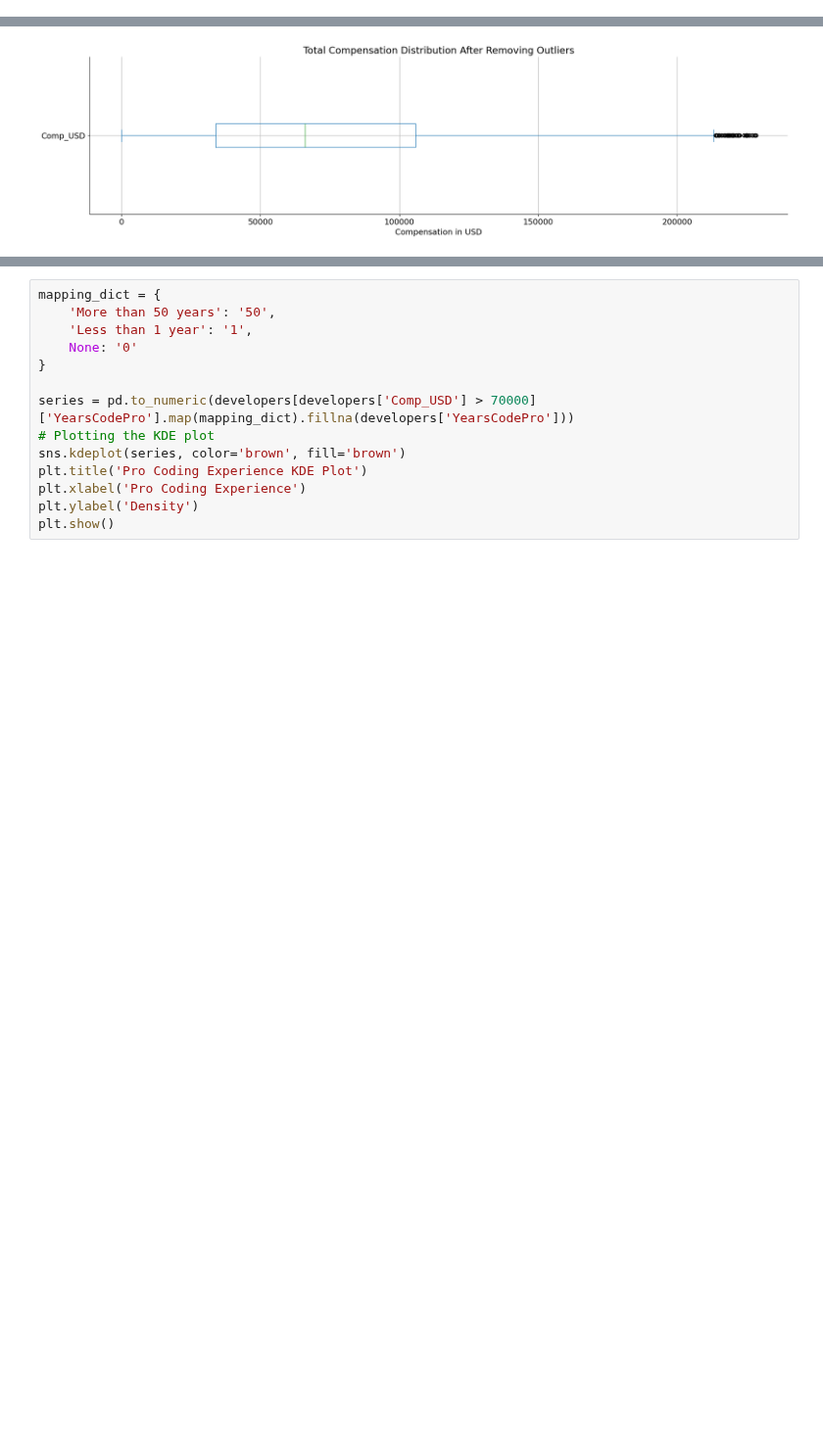
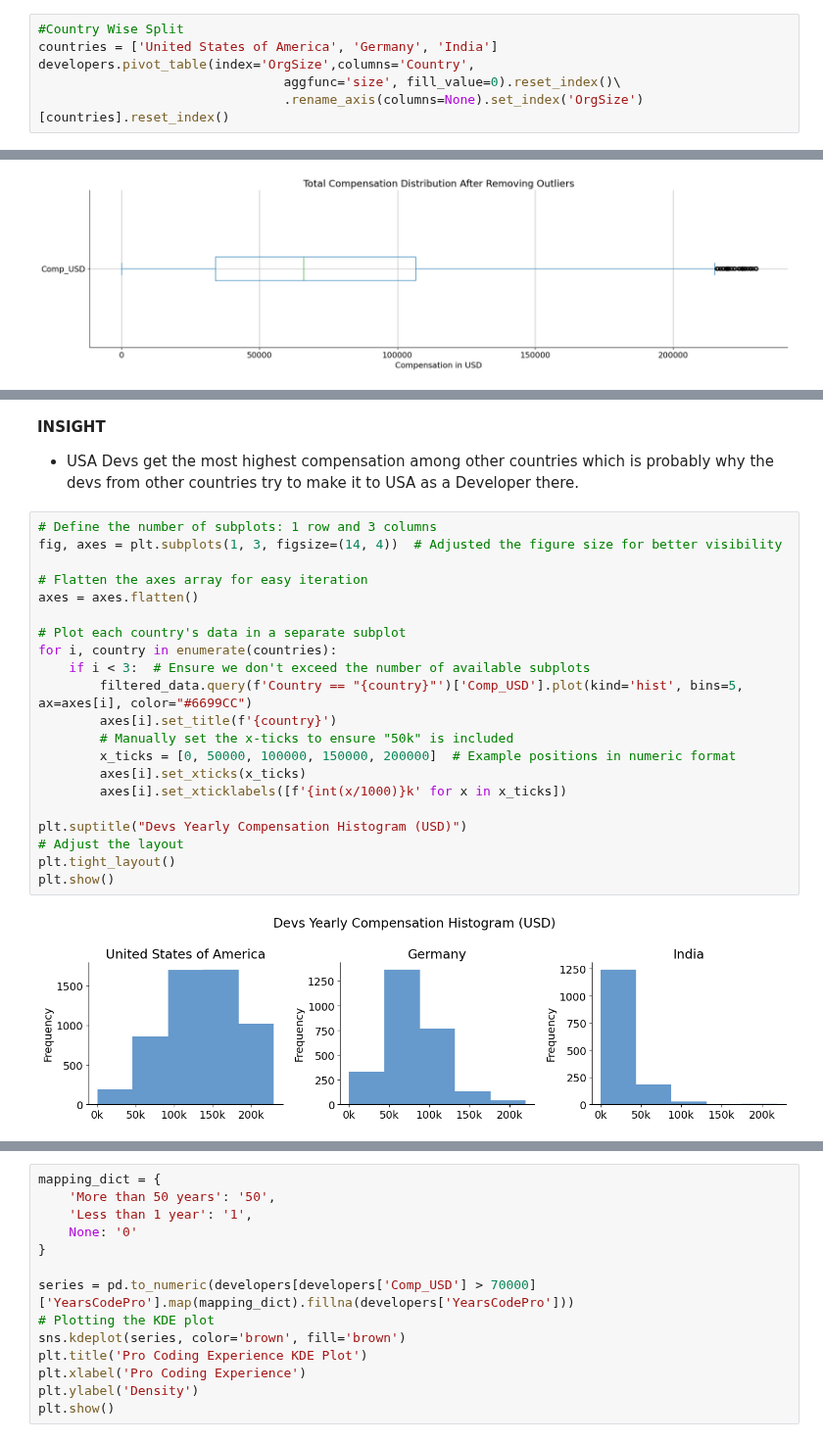
Before and after one commit to dakshbhatnagar/projects, a Jupyter notebook: stack-overflow-survey/analysis.ipynb, the cells around one changed output, grey strips where cells are left out. Shown at 98% size. Drawn from its saved outputs; the diff is of its cells as text; blank space fills up the shorter version.

```diff
--- a/stack-overflow-survey/analysis.ipynb
+++ b/stack-overflow-survey/analysis.ipynb
@@ -175,0 +225,6 @@ round(developers['OrgSize'].value_counts()/len(developers)*100,2).to_frame().res
+# %%
+#Country Wise Split
+countries = ['United States of America', 'Germany', 'India']
+developers.pivot_table(index='OrgSize',columns='Country',
+                                aggfunc='size', fill_value=0).reset_index()\
+                                .rename_axis(columns=None).set_index('OrgSize')[countries].reset_index()
@@ -208,0 +293,27 @@ Most developers are within the 70,000 USD range. Let's take a look at the experi
+# %% [markdown]
+**INSIGHT**
+
+- USA Devs get the most highest compensation among other countries which is probably why the devs from other countries try to make it to USA as a Developer there.
+# %%
+# Define the number of subplots: 1 row and 3 columns
+fig, axes = plt.subplots(1, 3, figsize=(14, 4))  # Adjusted the figure size for better visibility
+
+# Flatten the axes array for easy iteration
+axes = axes.flatten()
+
+# Plot each country's data in a separate subplot
+for i, country in enumerate(countries):
+    if i < 3:  # Ensure we don't exceed the number of available subplots
+        filtered_data.query(f'Country == "{country}"')['Comp_USD'].plot(kind='hist', bins=5, ax=axes[i], color="#6699CC")
+        axes[i].set_title(f'{country}')
+        # Manually set the x-ticks to ensure "50k" is included
+        x_ticks = [0, 50000, 100000, 150000, 200000]  # Example positions in numeric format
+        axes[i].set_xticks(x_ticks)
+        axes[i].set_xticklabels([f'{int(x/1000)}k' for x in x_ticks])
+
+plt.suptitle("Devs Yearly Compensation Histogram (USD)")
+# Adjust the layout
+plt.tight_layout()
+plt.show()
+# %% [output]
+[figure, added]
```
Also changed, not shown: parts of 53 cells of this notebook, 2 other files.
